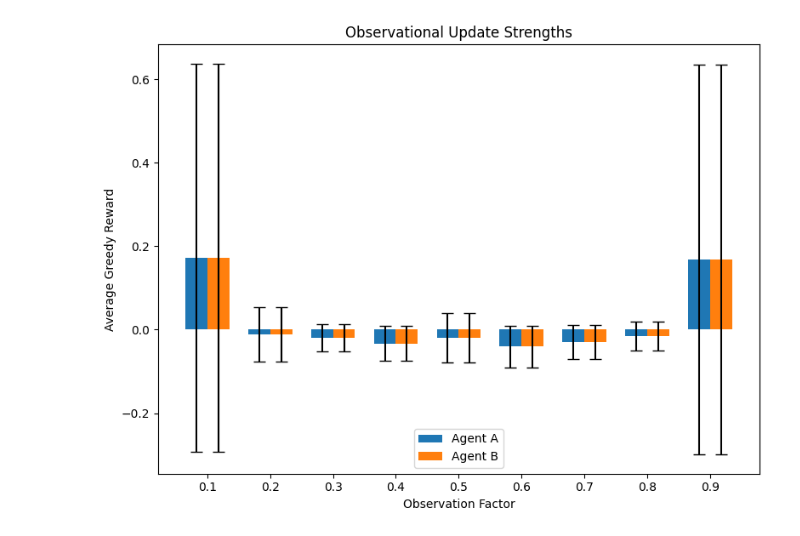
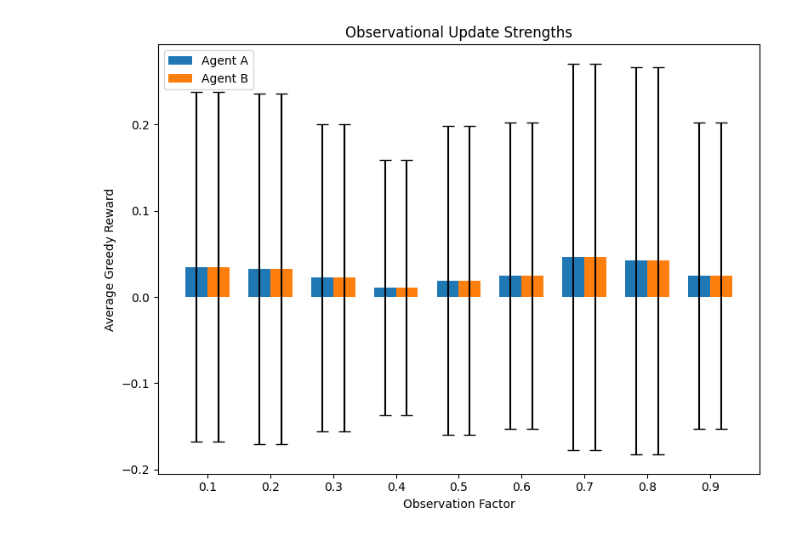
Before and after one commit to abarch/meta_unit, a Jupyter notebook: dyad_learning/multi_exp.ipynb, the cells around one changed output. Saved outputs shown, nothing was run; the diff lists cells and outputs as text; code cells hidden in the pictures.

Commit message:
found another bug with seed

```diff
--- a/dyad_learning/multi_exp.ipynb
+++ b/dyad_learning/multi_exp.ipynb
@@ -664,7 +720,7 @@ def plot_results(df, title="Dyad Role Alternation Comparison"):
 if __name__ == "__main__":
 
     modes = ["episode", "step", "random"]
-    df = run_multiple( modes, n_runs=20, n_episodes=25, obs_factor=0.5, n_eval_episodes=20)
+    df = run_multiple( modes, n_runs=300, n_episodes=25, obs_factor=0.7, n_eval_episodes=10)
     print(df.groupby(["mode", "agent"]).agg(["mean", "std"]))
     plot_results(df, title="Effect of Role Alternation on Dyad Learning")
 # %% [output]
@@ -720,7 +776,7 @@ def exp_q3( obs_factors=[0.1, 0.3, 0.7], n_runs=10, n_episodes=50, n_eval_episod
     results = []
     for obs in obs_factors:
         for run in range(n_runs):
-            env = PianoEnv(length=50, n_actions=80, seed=42+run)
+            env = PianoEnv(length=50, n_actions=80, seed=42+run+int(obs*10))
             a, b = QLearningAgent(env.n_states, env.n_actions), QLearningAgent(env.n_states, env.n_actions)
             run_dyad(env, a, b, n_episodes=n_episodes, swap_mode="episode", obs_factor=obs)
             eval_a = evaluate_agent(env, a, n_eval_episodes)
@@ -758,7 +814,7 @@ def plot_q3(df, title="Observational Update Strengths"):
 # ------------------------------
 if __name__ == "__main__":
      # replace with PianoEnv
-    df_q3 = exp_q3(obs_factors=[0.1, 0.2, 0.3, 0.4, 0.5, 0.6, 0.7, 0.8, 0.9], n_runs=5, n_episodes=23, n_eval_episodes=5)
+    df_q3 = exp_q3(obs_factors=[0.1, 0.2, 0.3, 0.4, 0.5, 0.6, 0.7, 0.8, 0.9], n_runs=100, n_episodes=25, n_eval_episodes=5)
     print(df_q3.groupby(["obs_factor", "agent"]).agg(["mean", "std"]))
     plot_q3(df_q3)
 # %% [output]
@@ -782,4 +838,4 @@ Correct map: [4, 36, 18, 59, 47, 12, 58, 76, 63, 77, 2, 65, 55, 73, 47, 79, 70,
-[figure, old version]
+[figure, new version]
 # %%
 
 
```
Also changed, not shown: parts of 8 cells of this notebook.
